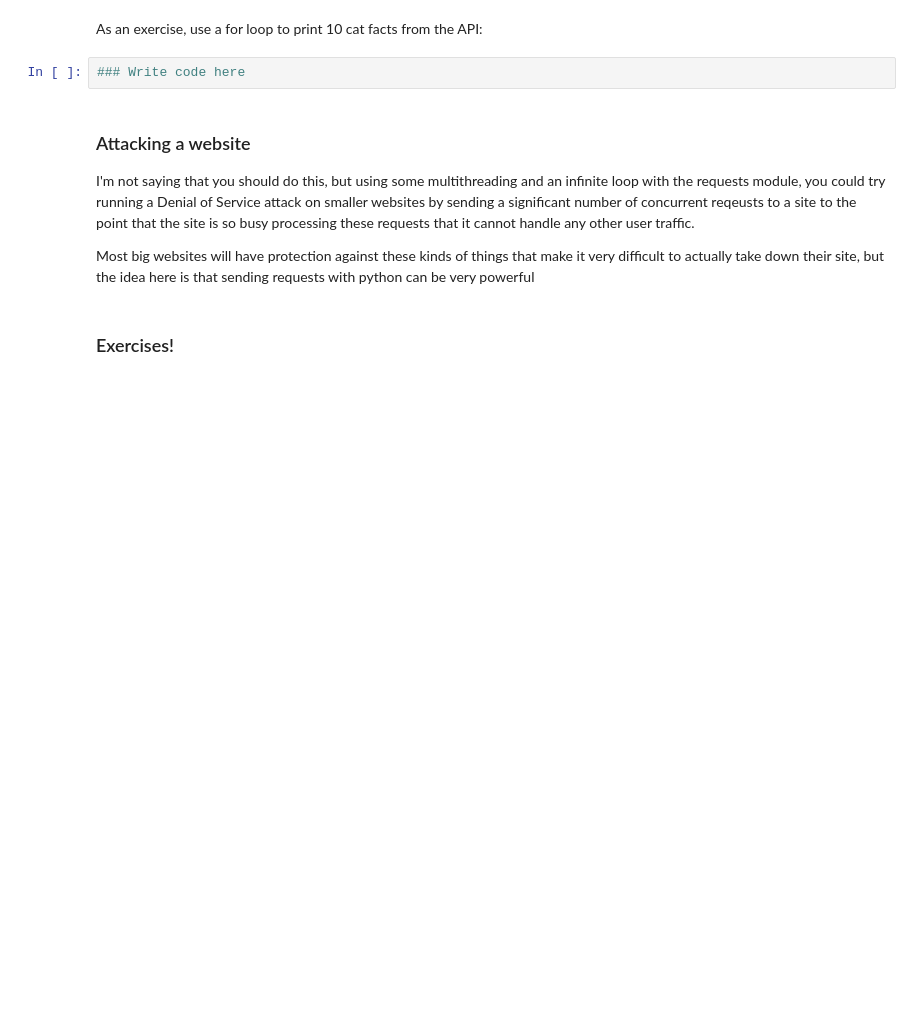
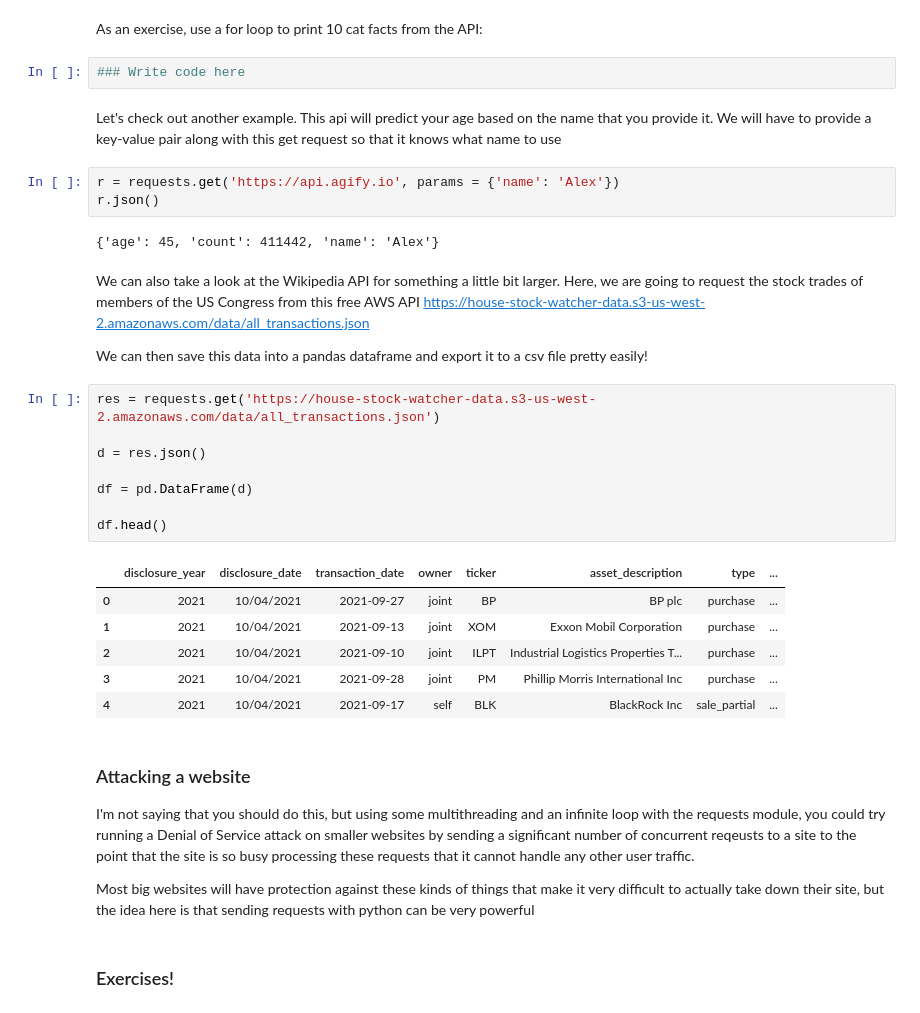
Before and after one commit to thompalex/econ312-python-requests, a Jupyter notebook: requests.ipynb, the cells around one changed output. Drawn from its saved outputs; the diff is of its cells as text; blank space fills up the shorter version.

```diff
--- a/requests.ipynb
+++ b/requests.ipynb
@@ -149,6 +256,32 @@ Many Egyptians worshipped the goddess Bast, who had a woman’s body and a cat
 As an exercise, use a for loop to print 10 cat facts from the API:
 # %%
 ### Write code here
+# %% [markdown]
+Let's check out another example. This api will predict your age based on the name that you provide it. We will have to provide a key-value pair along with this get request so that it knows what name to use
+# %%
+r = requests.get('https://api.agify.io', params = {'name': 'Alex'})
+r.json()
+# %% [output]
+{'age': 45, 'count': 411442, 'name': 'Alex'}
+# %% [markdown]
+We can also take a look at the Wikipedia API for something a little bit larger. Here, we are going to request the stock trades of members of the US Congress from this free AWS API https://house-stock-watcher-data.s3-us-west-2.amazonaws.com/data/all_transactions.json
+
+We can then save this data into a pandas dataframe and export it to a csv file pretty easily!
+# %%
+res = requests.get('https://house-stock-watcher-data.s3-us-west-2.amazonaws.com/data/all_transactions.json')
+
+d = res.json()
+
+df = pd.DataFrame(d)
+
+df.head()
+# %% [output]
+|  | disclosure_year | disclosure_date | transaction_date | owner | ticker | asset_description | type | ... |
+| 0 | 2021 | 10/04/2021 | 2021-09-27 | joint | BP | BP plc | purchase | ... |
+| 1 | 2021 | 10/04/2021 | 2021-09-13 | joint | XOM | Exxon Mobil Corporation | purchase | ... |
+| 2 | 2021 | 10/04/2021 | 2021-09-10 | joint | ILPT | Industrial Logistics Properties T... | purchase | ... |
+| 3 | 2021 | 10/04/2021 | 2021-09-28 | joint | PM | Phillip Morris International Inc | purchase | ... |
+| 4 | 2021 | 10/04/2021 | 2021-09-17 | self | BLK | BlackRock Inc | sale_partial | ... |
 # %% [markdown]
 ### Attacking a website
 
```
Also changed, not shown: parts of 13 cells of this notebook.
